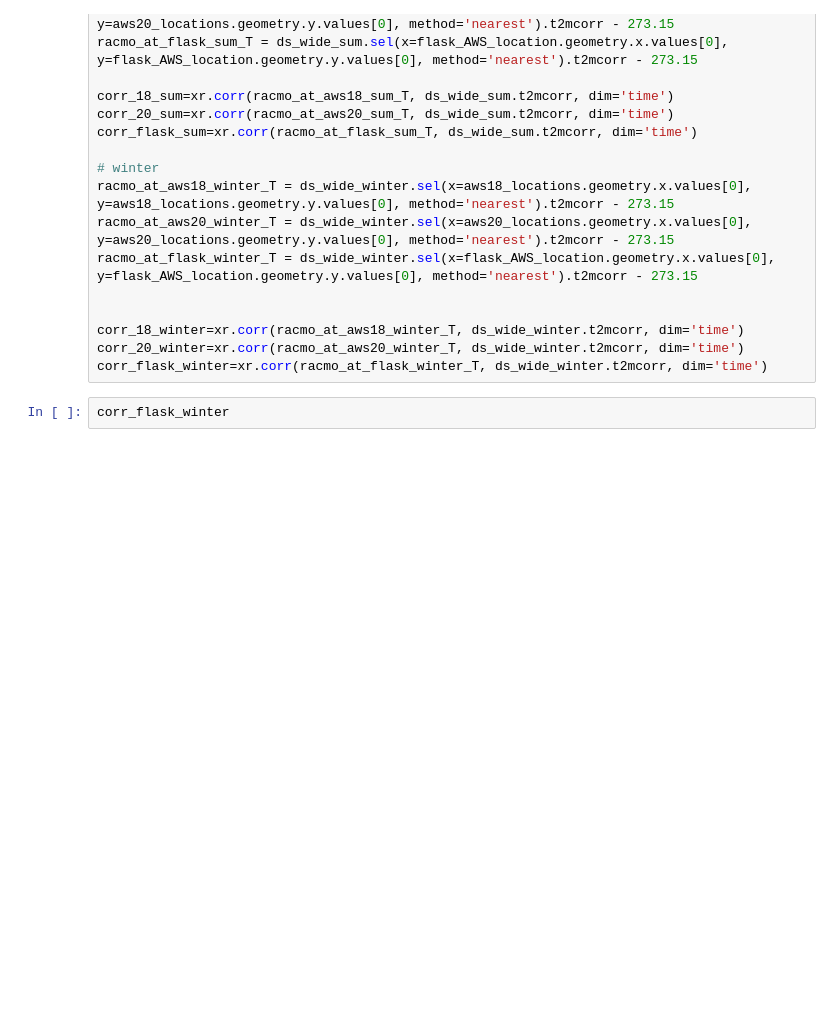
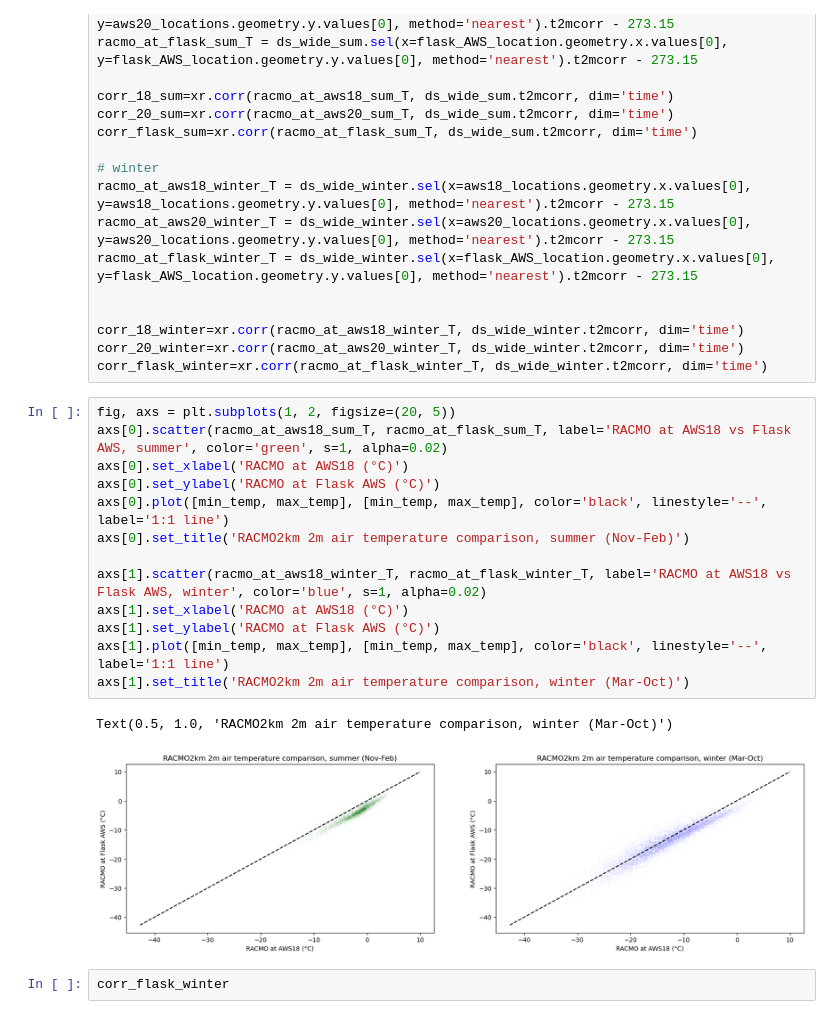
Before and after one commit to ldeo-glaciology/AntPen_NSF_NERC, a Jupyter notebook: code/aws/larsen_AWS_RACMO2km.ipynb, the cells around one changed output. Cells and saved outputs as stored; diff of their text form; blank space fills up the shorter version.

```diff
--- a/code/aws/larsen_AWS_RACMO2km.ipynb
+++ b/code/aws/larsen_AWS_RACMO2km.ipynb
@@ -341,6 +341,22 @@ racmo_at_flask_winter_T = ds_wide_winter.sel(x=flask_AWS_location.geometry.x.val
 corr_18_winter=xr.corr(racmo_at_aws18_winter_T, ds_wide_winter.t2mcorr, dim='time')
 corr_20_winter=xr.corr(racmo_at_aws20_winter_T, ds_wide_winter.t2mcorr, dim='time')
 corr_flask_winter=xr.corr(racmo_at_flask_winter_T, ds_wide_winter.t2mcorr, dim='time')
+# %%
+fig, axs = plt.subplots(1, 2, figsize=(20, 5))
+axs[0].scatter(racmo_at_aws18_sum_T, racmo_at_flask_sum_T, label='RACMO at AWS18 vs Flask AWS, summer', color='green', s=1, alpha=0.02)
+axs[0].set_xlabel('RACMO at AWS18 (°C)')
+axs[0].set_ylabel('RACMO at Flask AWS (°C)')
+axs[0].plot([min_temp, max_temp], [min_temp, max_temp], color='black', linestyle='--', label='1:1 line')
+axs[0].set_title('RACMO2km 2m air temperature comparison, summer (Nov-Feb)')
+
+axs[1].scatter(racmo_at_aws18_winter_T, racmo_at_flask_winter_T, label='RACMO at AWS18 vs Flask AWS, winter', color='blue', s=1, alpha=0.02)
+axs[1].set_xlabel('RACMO at AWS18 (°C)')
+axs[1].set_ylabel('RACMO at Flask AWS (°C)')
+axs[1].plot([min_temp, max_temp], [min_temp, max_temp], color='black', linestyle='--', label='1:1 line')
+axs[1].set_title('RACMO2km 2m air temperature comparison, winter (Mar-Oct)')
+# %% [output]
+Text(0.5, 1.0, 'RACMO2km 2m air temperature comparison, winter (Mar-Oct)')
+[figure, added]
 # %%
 corr_flask_winter
 # %% [output]
```
Also changed, not shown: parts of 7 cells of this notebook, 3 other files.
